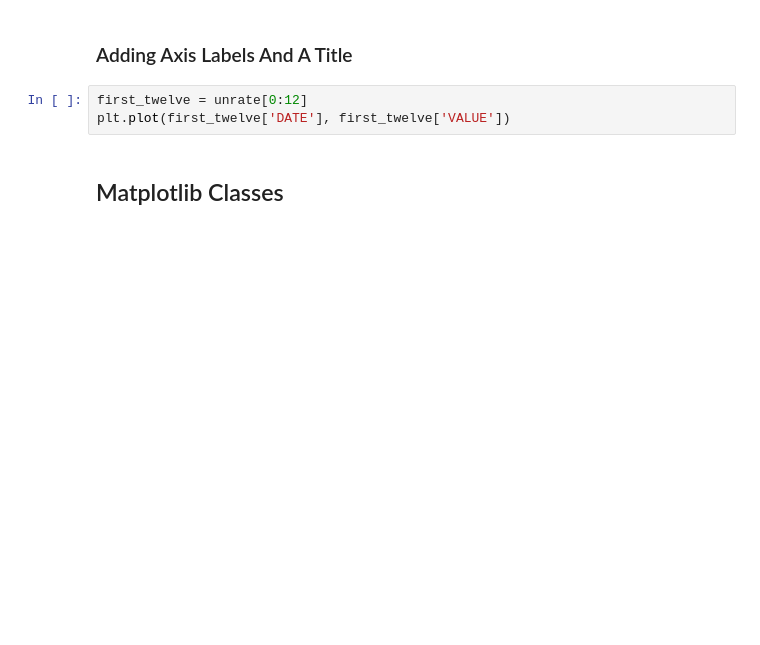
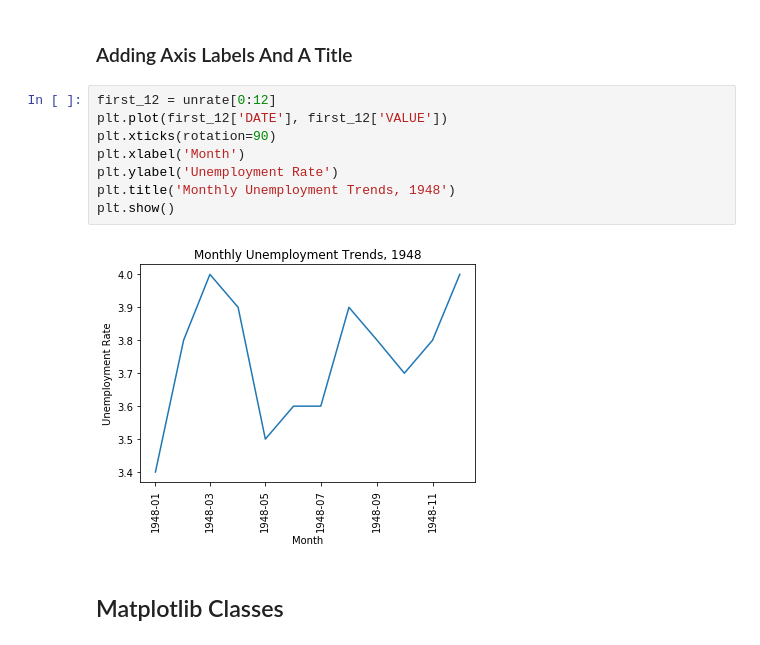
Before and after one commit to icta-tecaji/python-data-analysis-public, a Jupyter notebook: Del_05_Prikazovanje_podatkov_osnovno/05_Prikazovanje_podatkov_osnovno_CLEAN.ipynb, the cells around one changed output. Cells and saved outputs as stored; diff of their text form; blank space fills up the shorter version.

```diff
--- a/Del_05_Prikazovanje_podatkov_osnovno/05_Prikazovanje_podatkov_osnovno_CLEAN.ipynb
+++ b/Del_05_Prikazovanje_podatkov_osnovno/05_Prikazovanje_podatkov_osnovno_CLEAN.ipynb
@@ -19,7 +96,14 @@ register_matplotlib_converters()
 # %% [markdown]
 ### Adding Axis Labels And A Title
-# %%
-first_twelve = unrate[0:12]
-plt.plot(first_twelve['DATE'], first_twelve['VALUE'])
+# %%
+first_12 = unrate[0:12]
+plt.plot(first_12['DATE'], first_12['VALUE'])
+plt.xticks(rotation=90)
+plt.xlabel('Month')
+plt.ylabel('Unemployment Rate')
+plt.title('Monthly Unemployment Trends, 1948')
+plt.show()
+# %% [output]
+[figure, added]
 # %% [markdown]
 ## Matplotlib Classes
```
Also changed, not shown: parts of 40 cells of this notebook, 1 other file.
